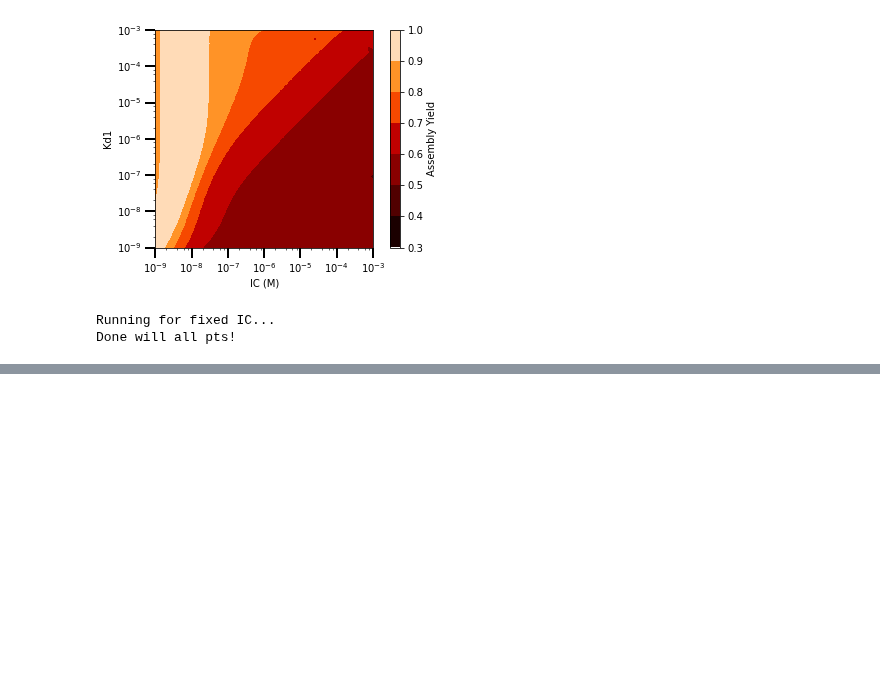
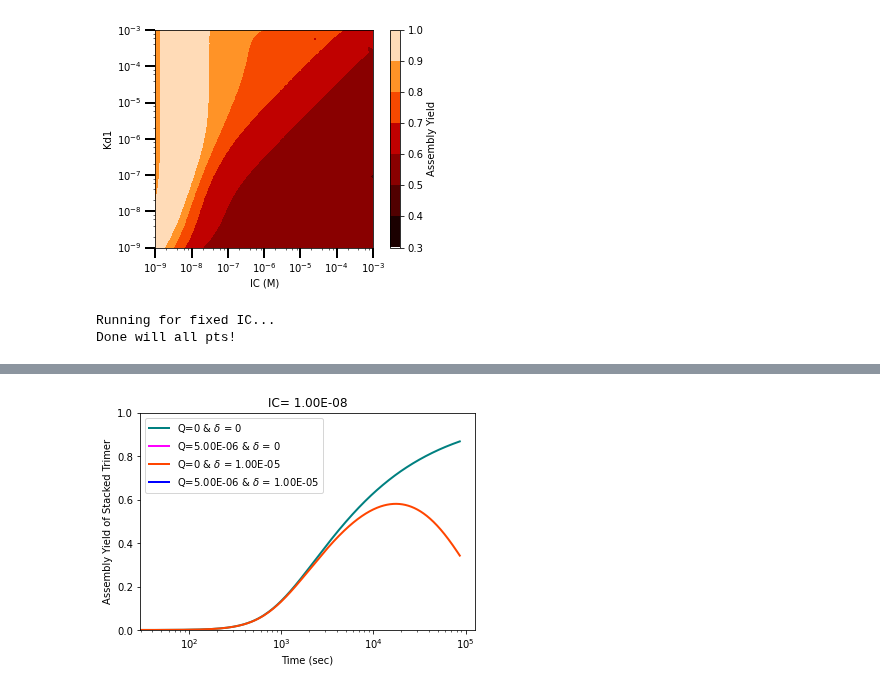
Before and after one commit to llagunes-324B21/Persephone_SR, a Jupyter notebook: April_2022/LL_SR_04_2022.ipynb, the cells around one changed output, grey strips where cells are left out. Saved outputs shown, nothing was run; the diff lists cells and outputs as text; code cells hidden in the pictures; blank space fills up the shorter version.

Commit message:
begin synth/deg -LL

```diff
--- a/April_2022/LL_SR_04_2022.ipynb
+++ b/April_2022/LL_SR_04_2022.ipynb
@@ -562,0 +563,74 @@ plt.savefig('LL_SR_heatmap_AYvsKd1vsKd2_n50_contour_'+today+'.eps')
+# %%
+# ---------------------------------------------------
+# --- Assembly Yield w Synth/Deg ---
+# ---------------------------------------------------
+
+# --- PARAMETERS ---
+# List of fixed parameters
+kOn = 10**6
+IC_1 = 1*10**-8;
+kd1 = 10**-6 # binding affinity WITHIN rings (intra)
+kd2 = 10**-6 # binding affinity BETWEEN rings (inter)
+
+# parameters to explore
+Q_main = 0.5*10**-5 # synthesis parameter term
+δ_main = 10**-5 # degradation parameter term
+# parameters for integration
+# To intgrate ODEs, we need a vector for time
+states_0 = [IC_1,0.0, 0.0,0.0, 0.0,0.0, 0.0,0.0, 0.0,0.0, 0.0,0.0]
+tEnd = 86400 # 24hrs
+t = np.linspace(0,tEnd,2000)
+
+# Now, integrate the ODEs and put the results in \"solution\"
+# --- no synth or deg ---
+δ_1 = 0; Q_1 = 0 # synthesis rate parameter
+δ = δ_1; Q = Q_1
+solution_1 = odeint(stackedTrimer,states_0,t,rtol = 1e-12, atol = 1e-12)
+
+# --- only synth ---
+δ_2 = 0; Q_2 = Q_main # synthesis rate parameter
+δ = δ_2; Q = Q_2
+solution_2 = odeint(stackedTrimer,states_0,t,rtol = 1e-12, atol = 1e-12)
+
+# --- only deg ---
+δ_3 = δ_main; Q_3 = 0 # synthesis rate parameter
+δ = δ_3; Q = Q_3
+solution_3 = odeint(stackedTrimer,states_0,t,rtol = 1e-12, atol = 1e-12)
+
+# --- both synth & deg ---
+δ_4 = δ_main; Q_4 = Q_main # synthesis rate parameter
+δ = δ_4; Q = Q_4
+solution_4 = odeint(stackedTrimer,states_0,t,rtol = 1e-12, atol = 1e-12)
+
+# Calculate the assembly yield for each time course of the 12th species
+tVec = t;
+xStkTrm_tps_1 = solution_1[:,-1] # the fully stacked trimer
+xStkTrm_tps_2 = solution_2[:,-1]
+xStkTrm_tps_3 = solution_3[:,-1]
+xStkTrm_tps_4 = solution_4[:,-1]
+
+Yn_1 = calcAY24hrs(IC_1,xStkTrm_tps_1)
+Yn_2 = calcAY24hrs(IC_1,xStkTrm_tps_2)
+Yn_3 = calcAY24hrs(IC_1,xStkTrm_tps_3)
+Yn_4 = calcAY24hrs(IC_1,xStkTrm_tps_4)
+
+# --- plot AY values ---
+ICFormat = format(IC_1,'.2E');
+delta_val_format = format(δ_main,'.2E');Q_val_format = format(Q_main,'.2E')
+
+plt.semilogx(tVec,Yn_1,'-', color = 'teal',linewidth=2)
+plt.semilogx(tVec,Yn_2,'-', color = 'fuchsia',linewidth=2)
+plt.semilogx(tVec,Yn_3,'-',color = 'orangered', linewidth=2)
+plt.semilogx(tVec,Yn_4,'-',color = 'blue', linewidth=2)
+x1,x2,y1,y2 = plt.axis(); plt.axis((x1,x2,0,1))
+
+plt.title('IC= '+ ICFormat)
+plt.xlabel('Time (sec)')
+plt.ylabel('Assembly Yield of Stacked Trimer')
+plt.legend(["Q=0 & $\delta$ = 0 ", "Q="+Q_val_format+" & $\delta$ = 0 ", "Q=0 & $\delta$ = "+ delta_val_format , "Q="+Q_val_format+" & $\delta$ = "+delta_val_format],loc='best')
+plt.show()
+
+#plt.tight_layout()
+#plt.savefig('LL_SR_AY_01_0420.eps')
+# %% [output]
+[figure, added]
```
Also changed, not shown: parts of 5 cells of this notebook.
